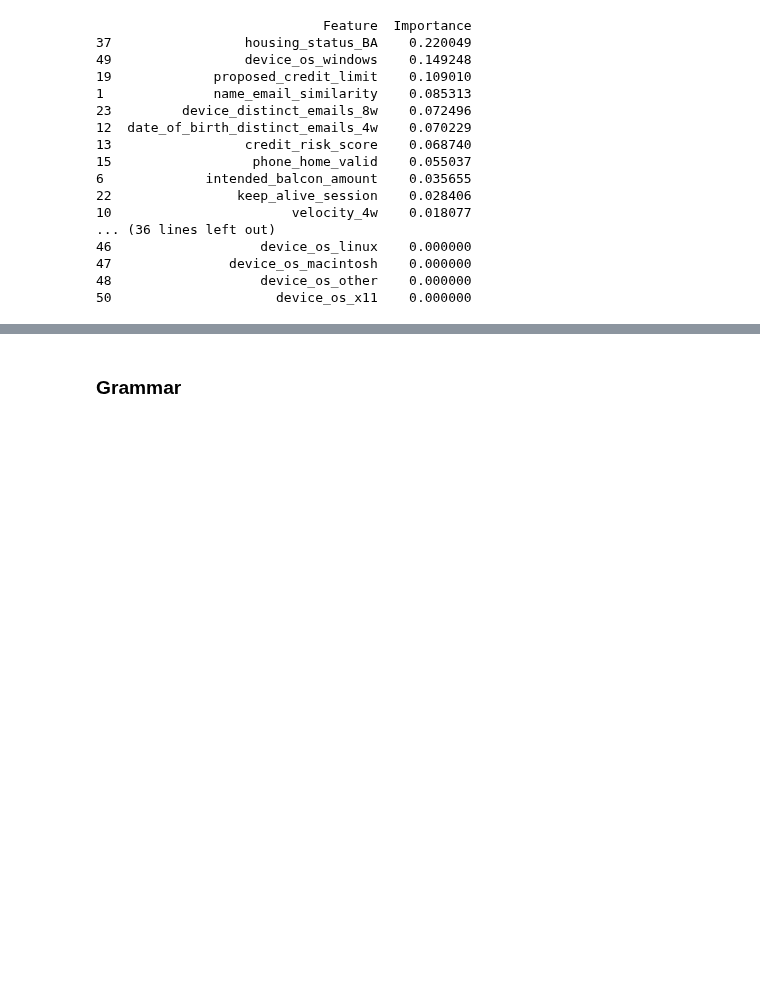
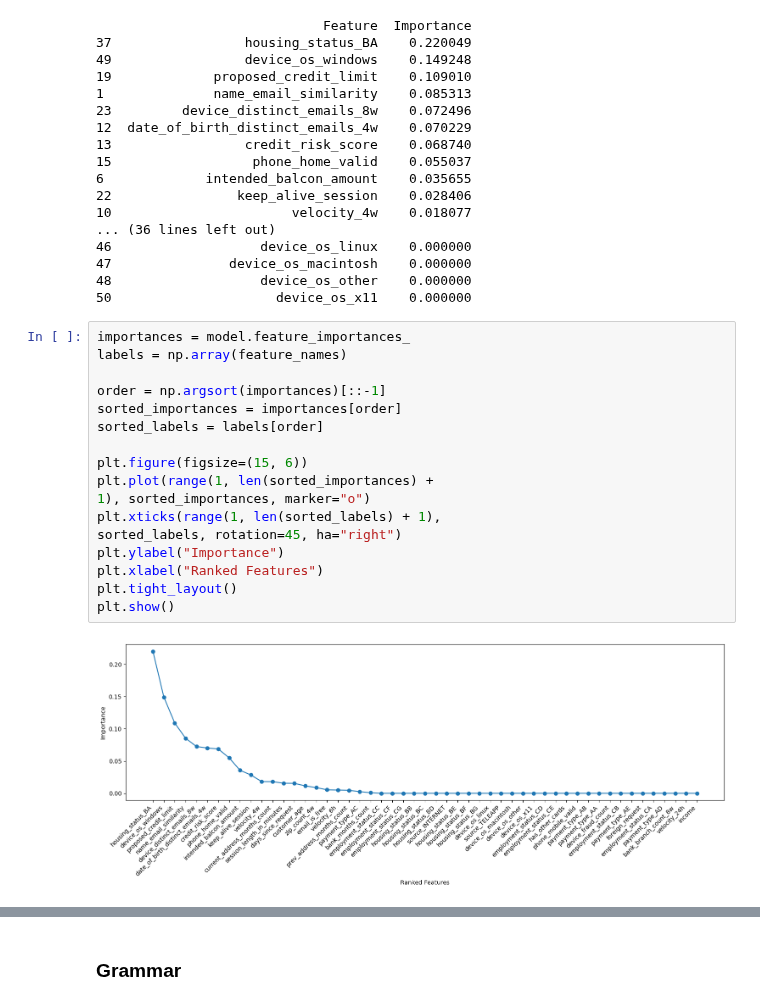
Before and after one commit to gabmeirinho/tese, a Jupyter notebook: feedzai_notebook.ipynb, the cells around one changed output, grey strips where cells are left out. Drawn from its saved outputs; the diff is of its cells as text; blank space fills up the shorter version.

```diff
--- a/feedzai_notebook.ipynb
+++ b/feedzai_notebook.ipynb
@@ -247,6 +245,25 @@ print(importance_df)
 47               device_os_macintosh    0.000000
 48                   device_os_other    0.000000
 50                     device_os_x11    0.000000
+# %%
+importances = model.feature_importances_
+labels = np.array(feature_names)
+
+order = np.argsort(importances)[::-1]
+sorted_importances = importances[order]
+sorted_labels = labels[order]
+
+plt.figure(figsize=(15, 6))
+plt.plot(range(1, len(sorted_importances) +
+1), sorted_importances, marker="o")
+plt.xticks(range(1, len(sorted_labels) + 1),
+sorted_labels, rotation=45, ha="right")
+plt.ylabel("Importance")
+plt.xlabel("Ranked Features")
+plt.tight_layout()
+plt.show()
+# %% [output]
+[figure, added]
 # %%
 selected_features = importance_df.loc[importance_df['Importance']>0, 'Feature']
 X_train = X_train[selected_features]
```
Also changed, not shown: parts of 33 cells of this notebook, 4 other files.
